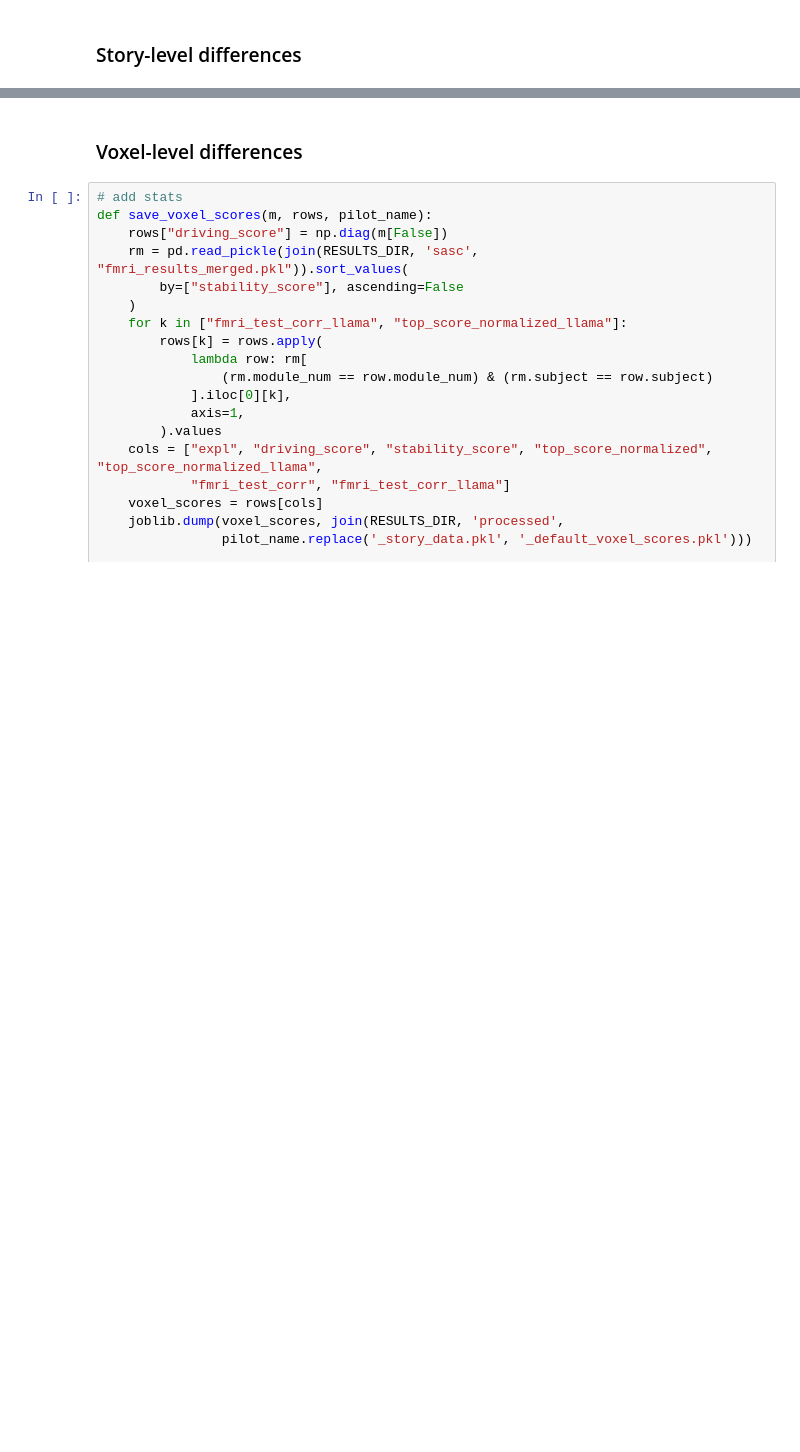
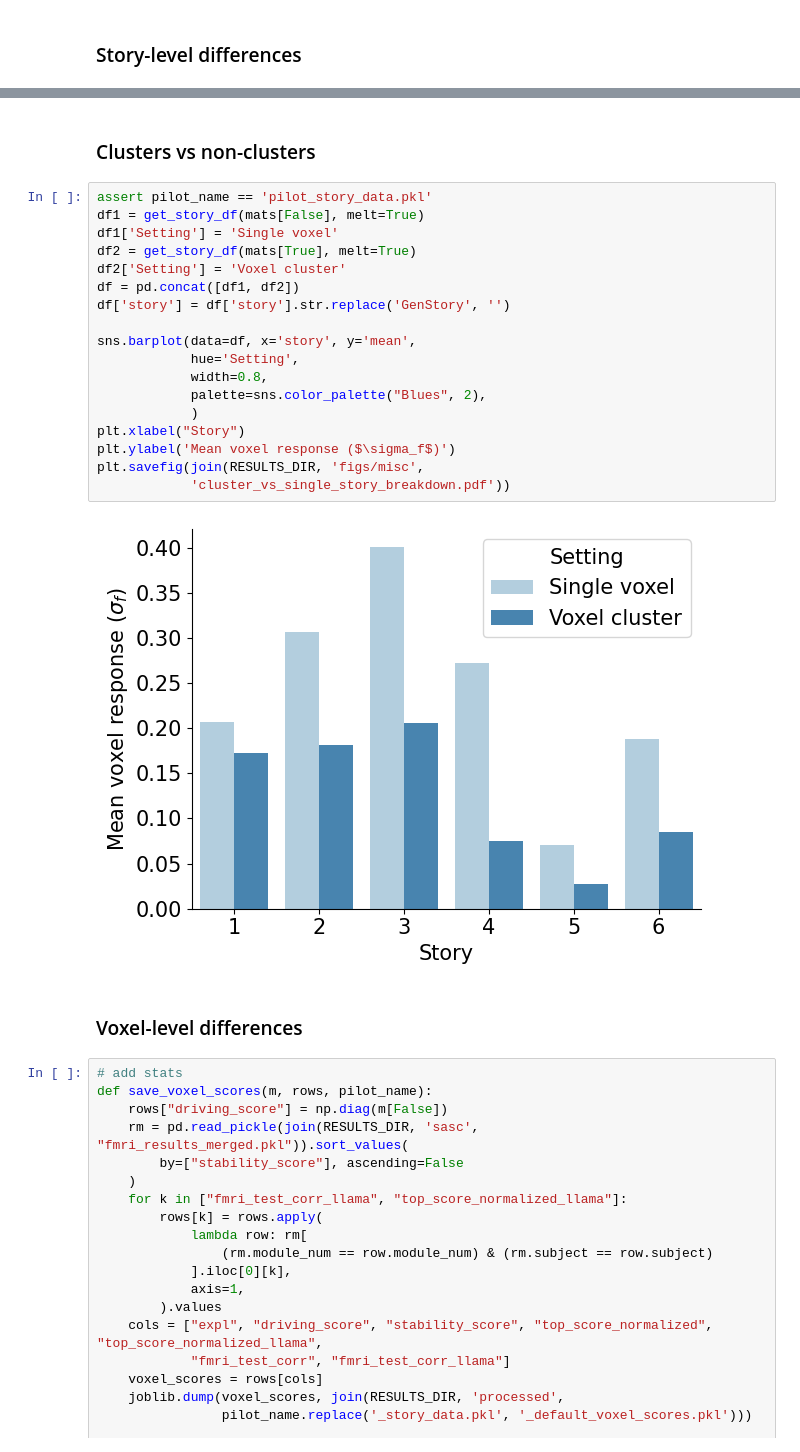
Before and after one commit to microsoft/automated-explanations, a Jupyter notebook: notebooks_stories/2_analyze_pilot/02_default.ipynb, the cells around one changed output, grey strips where cells are left out. Drawn from its saved outputs; the diff is of its cells as text; blank space fills up the shorter version.

Commit message:
add voxel-clsuter barplot

```diff
--- a/notebooks_stories/2_analyze_pilot/02_default.ipynb
+++ b/notebooks_stories/2_analyze_pilot/02_default.ipynb
@@ -197,3 +197,25 @@ sasc.viz.stories_barplot(story_scores_df)
+# %% [markdown]
+### Clusters vs non-clusters
+# %%
+assert pilot_name == 'pilot_story_data.pkl'
+df1 = get_story_df(mats[False], melt=True)
+df1['Setting'] = 'Single voxel'
+df2 = get_story_df(mats[True], melt=True)
+df2['Setting'] = 'Voxel cluster'
+df = pd.concat([df1, df2])
+df['story'] = df['story'].str.replace('GenStory', '')
+
+sns.barplot(data=df, x='story', y='mean',
+            hue='Setting',
+            width=0.8,
+            palette=sns.color_palette("Blues", 2),
+            )
+plt.xlabel("Story")
+plt.ylabel('Mean voxel response ($\sigma_f$)')
+plt.savefig(join(RESULTS_DIR, 'figs/misc',
+            'cluster_vs_single_story_breakdown.pdf'))
+# %% [output]
+[figure, added]
 # %% [markdown]
 ### Voxel-level differences
 # %%
```
Also changed, not shown: parts of 5 cells of this notebook.
